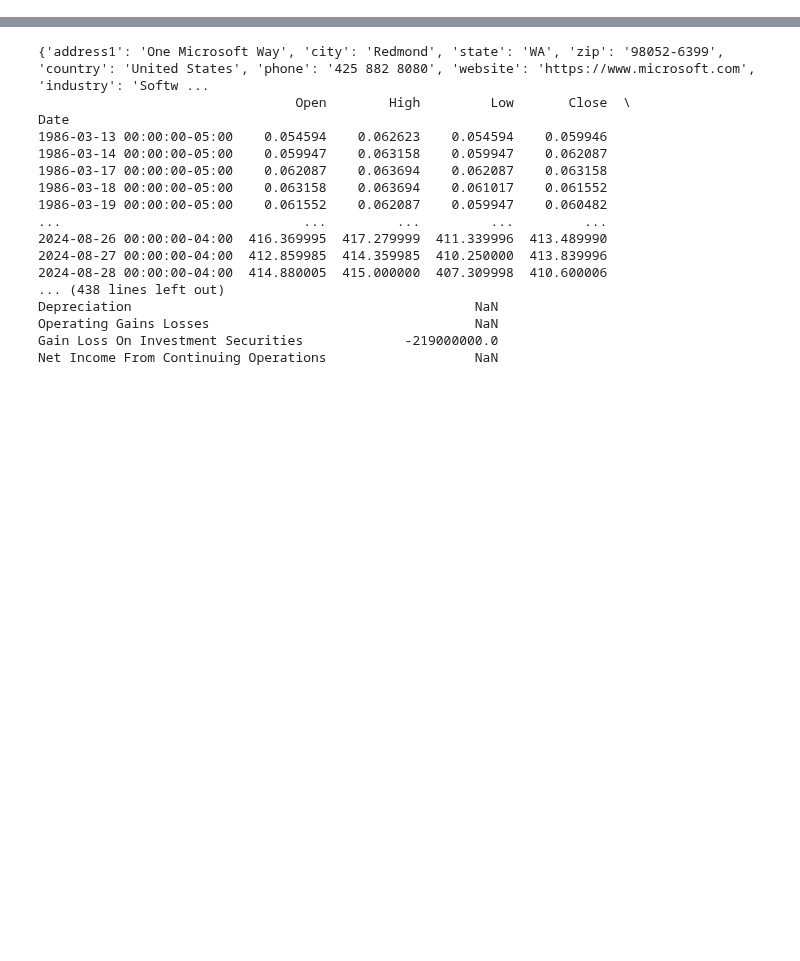
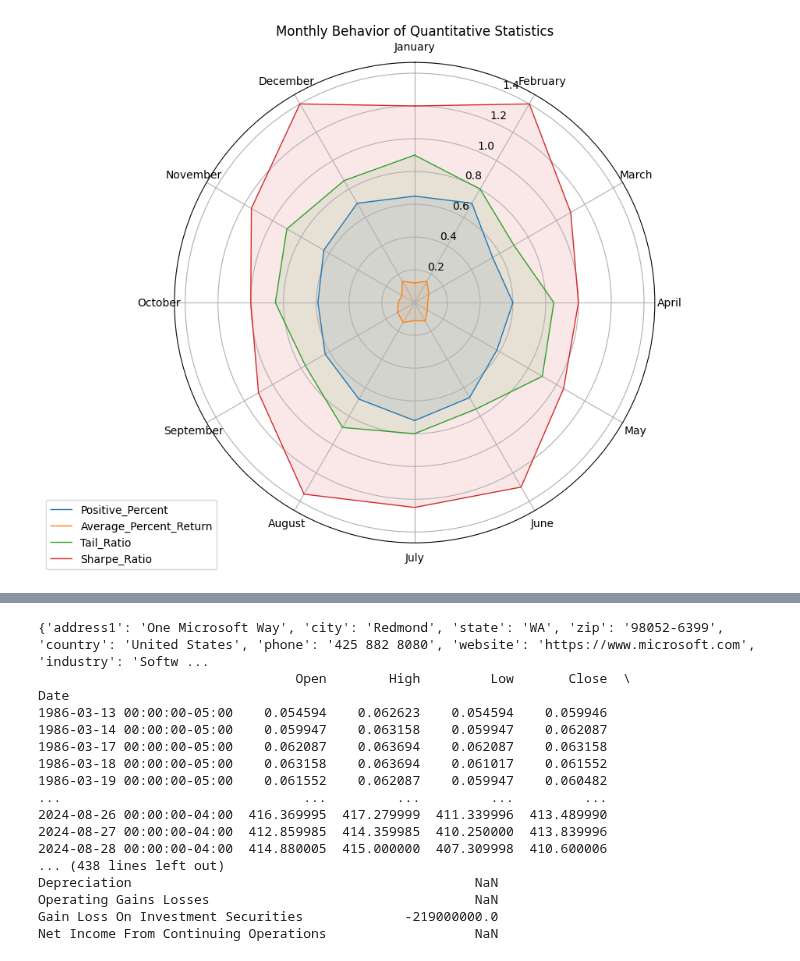
Before and after one commit to HansUXdev/DSportfolio, a Jupyter notebook: QuantitativeFinance/QFA-lib/Test.ipynb, the cells around one changed output, grey strips where cells are left out. Cells and saved outputs as stored; diff of their text form; code cells hidden in the pictures; blank space fills up the shorter version.

```diff
--- a/QuantitativeFinance/QFA-lib/Test.ipynb
+++ b/QuantitativeFinance/QFA-lib/Test.ipynb
@@ -0,0 +1,51 @@
+# %%
+import numpy as np
+import pandas as pd
+import matplotlib.pyplot as plt
+from math import pi
+
+class MonthlyRadar:
+    def __init__(self, data):
+        self.df = pd.DataFrame(data)
+        self.data_transposed = self.df.set_index('Month').T
+        self.categories = list(self.df['Month'])
+        self.N = len(self.categories)
+        self.angles = [n / float(self.N) * 2 * pi for n in range(self.N)]
+        self.angles += self.angles[:1]
+
+    def plot(self):
+        fig, ax = plt.subplots(figsize=(8, 8), subplot_kw=dict(polar=True))
+
+        for i in range(len(self.data_transposed)):
+            values = self.data_transposed.iloc[i].values.flatten().tolist()
+            values += values[:1]
+
+            ax.plot(self.angles, values, linewidth=1, linestyle='solid', label=self.data_transposed.index[i])
+            ax.fill(self.angles, values, alpha=0.1)
+
+        # Adjust the starting angle to make January at 12 o'clock position
+        ax.set_theta_offset(pi/2)
+        # Make it go clockwise
+        ax.set_theta_direction(-1)
+
+        plt.xticks(self.angles[:-1], self.categories)
+        plt.title('Monthly Behavior of Quantitative Statistics')
+        plt.legend(loc='upper right', bbox_to_anchor=(0.1, 0.1))
+
+        return fig, ax
+
+# Sample data for 12 months
+data = {
+    'Month': ['January', 'February', 'March', 'April', 'May', 'June', 'July', 'August', 'September', 'October', 'November', 'December'],
+    'Positive_Percent': [0.65, 0.70, 0.55, 0.60, 0.58, 0.67, 0.72, 0.68, 0.63, 0.59, 0.64, 0.70],
+    'Average_Percent_Return': [0.12, 0.15, 0.10, 0.08, 0.09, 0.13, 0.11, 0.14, 0.12, 0.10, 0.09, 0.15],
+    'Tail_Ratio': [0.9, 0.8, 0.7, 0.85, 0.9, 0.75, 0.8, 0.88, 0.77, 0.85, 0.9, 0.86],
+    'Sharpe_Ratio': [1.2, 1.4, 1.1, 1.0, 1.05, 1.3, 1.25, 1.35, 1.1, 1.0, 1.15, 1.4]
+}
+
+# Create and plot the radar chart
+radar = MonthlyRadar(data)
+fig, ax = radar.plot()
+plt.show()
+# %% [output]
+[figure, added]
```
Also changed, not shown: parts of 4 cells of this notebook, 6 other files.
